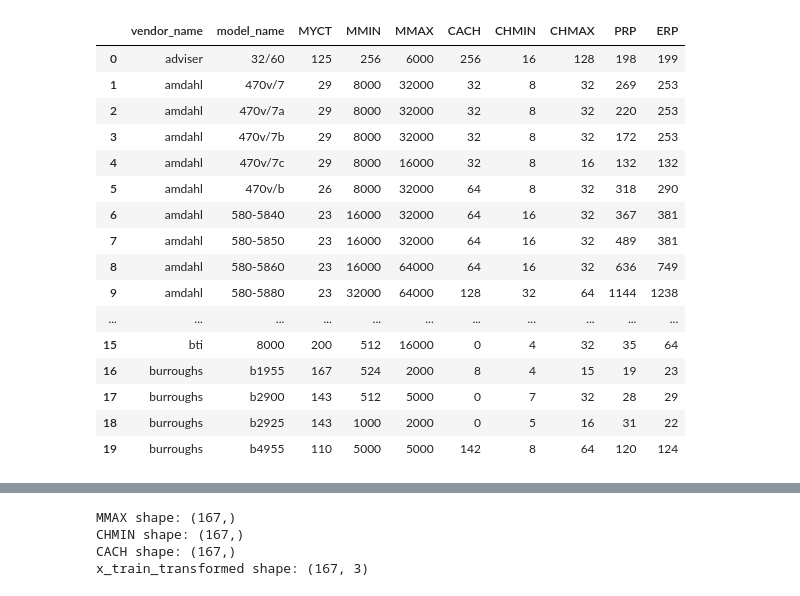
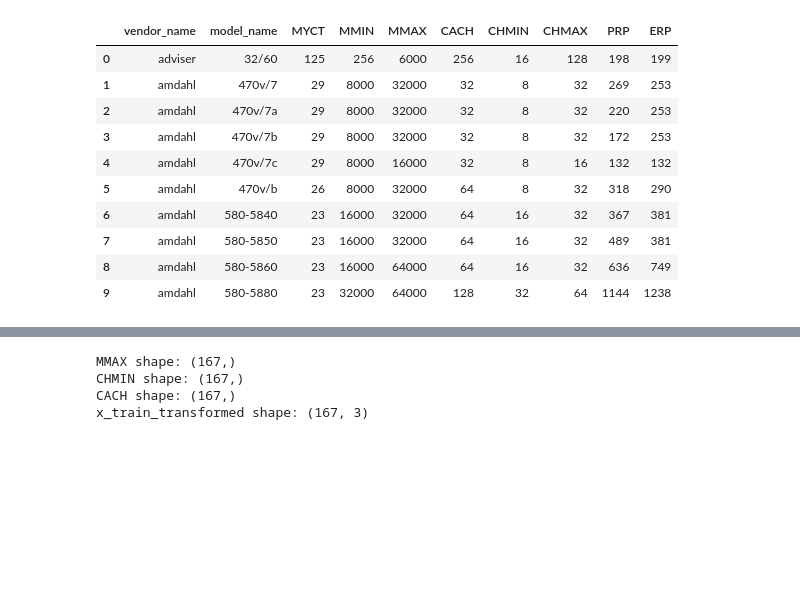
Before and after one commit to Toutl/computer-hardware-analysis, a Jupyter notebook: meb-project.ipynb, the cells around one changed output, grey strips where cells are left out. Cells and saved outputs as stored; diff of their text form; code cells hidden in the pictures; blank space fills up the shorter version.

```diff
--- a/meb-project.ipynb
+++ b/meb-project.ipynb
@@ -56,25 +43,33 @@ Considerar transformar target (log) si está fuertemente sesgado.
 # %%
 import pandas as pd
 import numpy as np
 
-df = pd.read_csv("https://archive.ics.uci.edu/ml/machine-learning-databases/cpu-performance/machine.data", header=None)
-df.columns = ['vendor_name', 'model_name', 'MYCT', 'MMIN', 'MMAX', 'CACH', 'CHMIN', 'CHMAX', 'PRP', 'ERP']
-df.head(20)
+df = pd.read_csv(
+    "https://archive.ics.uci.edu/ml/machine-learning-databases/cpu-performance/machine.data",
+    header=None,
+)
+df.columns = [
+    "vendor_name",
+    "model_name",
+    "MYCT",
+    "MMIN",
+    "MMAX",
+    "CACH",
+    "CHMIN",
+    "CHMAX",
+    "PRP",
+    "ERP",
+]
+df.head(10)
 # %% [output]
 |  | vendor_name | model_name | MYCT | MMIN | MMAX | CACH | CHMIN | CHMAX | PRP | ERP |
 | 0 | adviser | 32/60 | 125 | 256 | 6000 | 256 | 16 | 128 | 198 | 199 |
 | 1 | amdahl | 470v/7 | 29 | 8000 | 32000 | 32 | 8 | 32 | 269 | 253 |
 | 2 | amdahl | 470v/7a | 29 | 8000 | 32000 | 32 | 8 | 32 | 220 | 253 |
 | 3 | amdahl | 470v/7b | 29 | 8000 | 32000 | 32 | 8 | 32 | 172 | 253 |
 | 4 | amdahl | 470v/7c | 29 | 8000 | 16000 | 32 | 8 | 16 | 132 | 132 |
 | 5 | amdahl | 470v/b | 26 | 8000 | 32000 | 64 | 8 | 32 | 318 | 290 |
 | 6 | amdahl | 580-5840 | 23 | 16000 | 32000 | 64 | 16 | 32 | 367 | 381 |
 | 7 | amdahl | 580-5850 | 23 | 16000 | 32000 | 64 | 16 | 32 | 489 | 381 |
 | 8 | amdahl | 580-5860 | 23 | 16000 | 64000 | 64 | 16 | 32 | 636 | 749 |
 | 9 | amdahl | 580-5880 | 23 | 32000 | 64000 | 128 | 32 | 64 | 1144 | 1238 |
-| ... | ... | ... | ... | ... | ... | ... | ... | ... | ... | ... |
-| 15 | bti | 8000 | 200 | 512 | 16000 | 0 | 4 | 32 | 35 | 64 |
-| 16 | burroughs | b1955 | 167 | 524 | 2000 | 8 | 4 | 15 | 19 | 23 |
-| 17 | burroughs | b2900 | 143 | 512 | 5000 | 0 | 7 | 32 | 28 | 29 |
-| 18 | burroughs | b2925 | 143 | 1000 | 2000 | 0 | 5 | 16 | 31 | 22 |
-| 19 | burroughs | b4955 | 110 | 5000 | 5000 | 142 | 8 | 64 | 120 | 124 |
```
Also changed, not shown: parts of 49 cells of this notebook, 5 other files.
